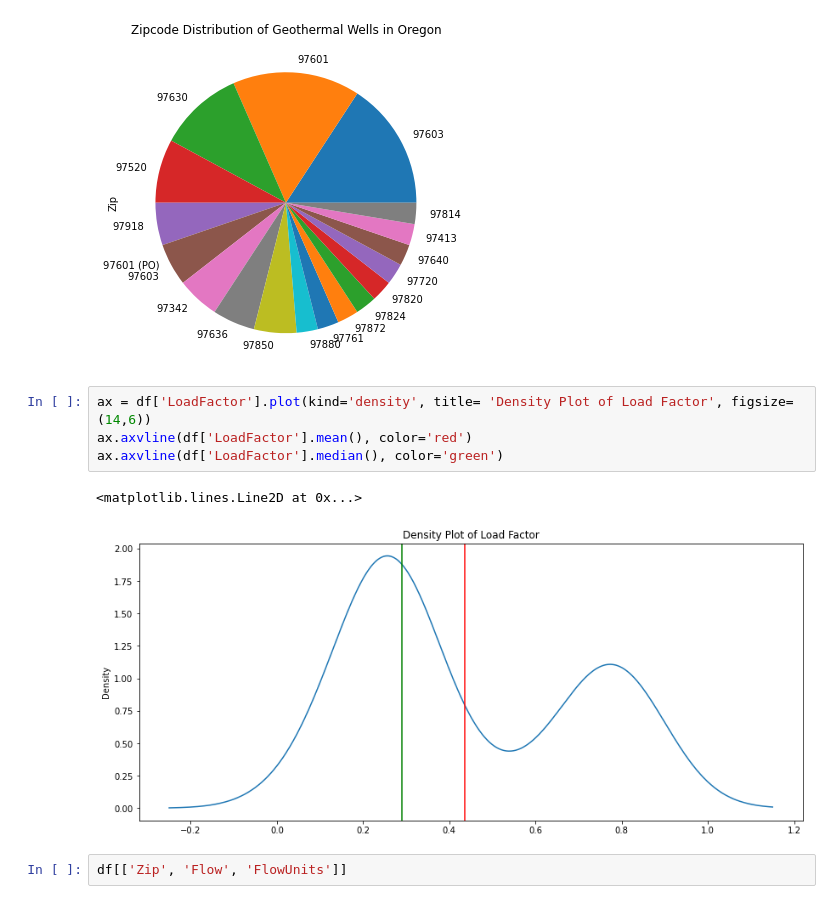
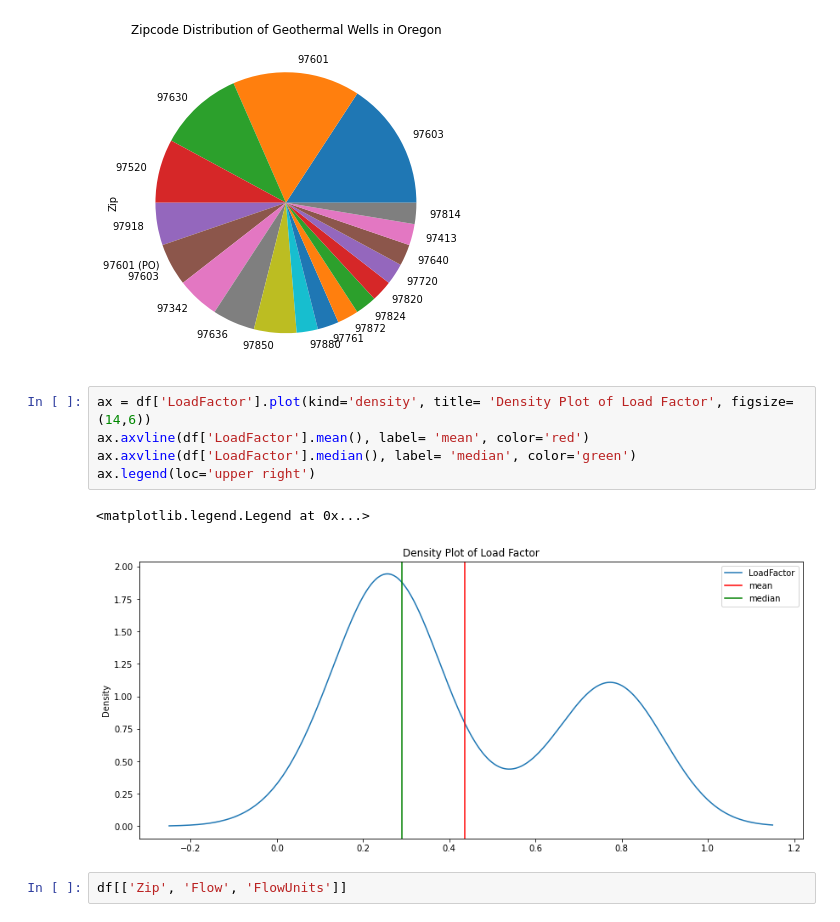
Before and after one commit to HWolf08/biophysics, a Jupyter notebook: Final Code.ipynb, the cells around one changed output. Saved outputs shown, nothing was run; the diff lists cells and outputs as text.

```diff
--- a/Final Code.ipynb
+++ b/Final Code.ipynb
@@ -68,11 +70,12 @@ df['Zip']. value_counts(). plot(kind='pie', title= 'Zipcode Distribution of Geot
 [figure]
 # %%
 ax = df['LoadFactor'].plot(kind='density', title= 'Density Plot of Load Factor', figsize=(14,6))
-ax.axvline(df['LoadFactor'].mean(), color='red')
-ax.axvline(df['LoadFactor'].median(), color='green')
+ax.axvline(df['LoadFactor'].mean(), label= 'mean', color='red')
+ax.axvline(df['LoadFactor'].median(), label= 'median', color='green')
+ax.legend(loc='upper right')
 # %% [output]
-<matplotlib.lines.Line2D at 0x...>
+<matplotlib.legend.Legend at 0x...>
-[figure, old version]
+[figure, new version]
 # %%
 df[['Zip', 'Flow', 'FlowUnits']]
 # %% [output]
```
Also changed, not shown: parts of 7 cells of this notebook.
